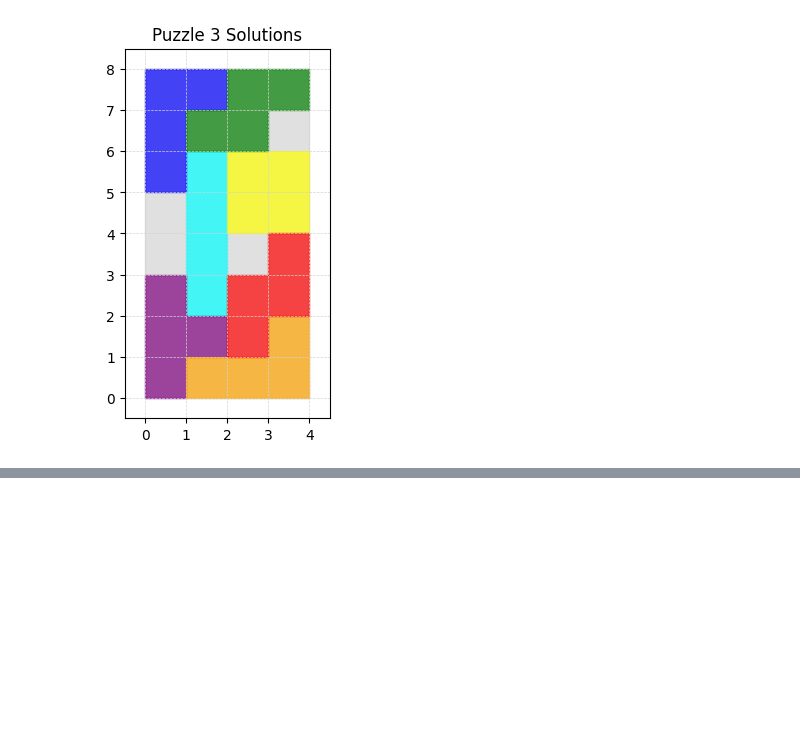
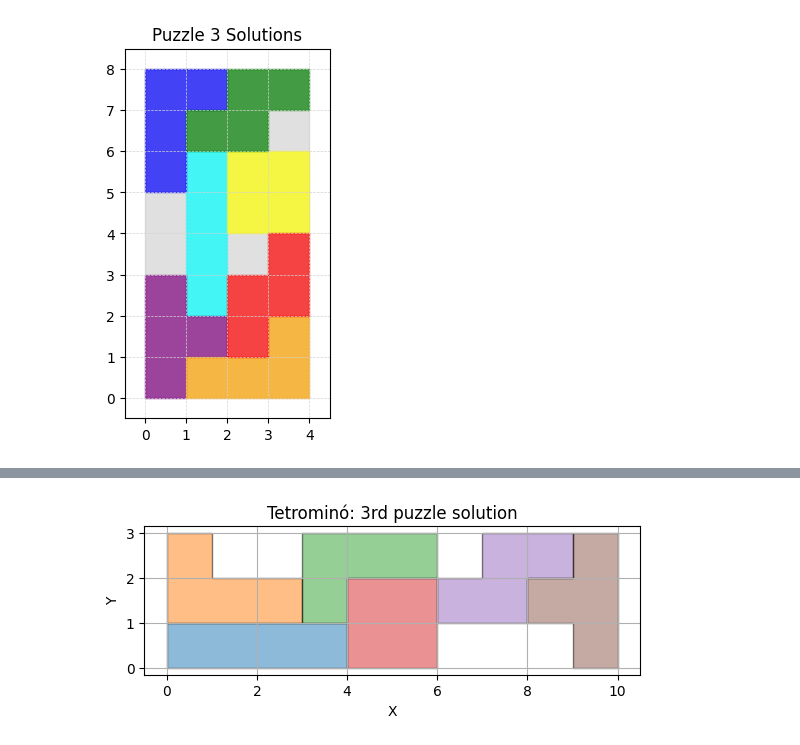
Before and after one commit to pmags/project_tadb_fcup_20242025, a Jupyter notebook: examples/notebooks/dev.ipynb, the cells around one changed output, grey strips where cells are left out. Cells and saved outputs as stored; diff of their text form; code cells hidden in the pictures; blank space fills up the shorter version.

```diff
--- a/examples/notebooks/dev.ipynb
+++ b/examples/notebooks/dev.ipynb
@@ -221,0 +315,4 @@ plt.show()
+# %%
+plot_geometry( MultiPolygon(all_polygons), title="3rd puzzle solution")
+# %% [output]
+[figure, added]
```
Also changed, not shown: parts of 8 cells of this notebook, 7 other files.
